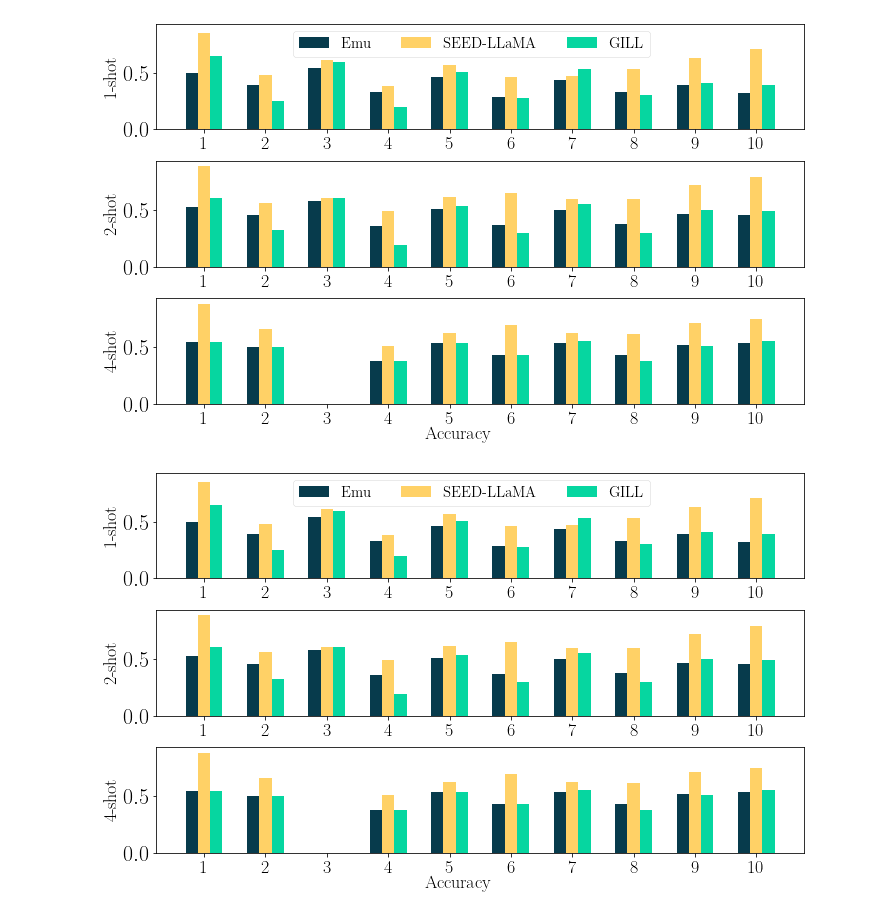
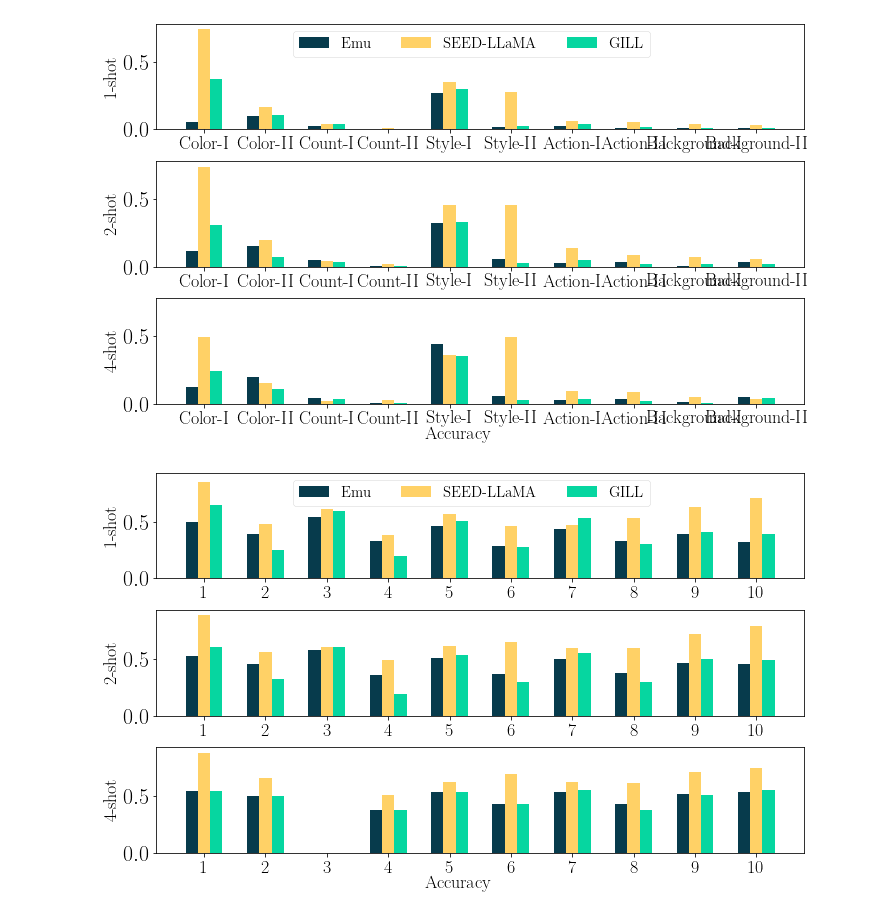
Before and after one commit to UW-Madison-Lee-Lab/CoBSAT, a Jupyter notebook: analysis/results_analysis2.ipynb, the cells around one changed output. Drawn from its saved outputs; the diff is of its cells as text; code cells hidden in the pictures.

```diff
--- a/analysis/results_analysis2.ipynb
+++ b/analysis/results_analysis2.ipynb
@@ -12,25 +12,22 @@ root_dir = os.path.dirname(os.getcwd())
 def get_result(metric, dataid = 1, num_shot = 1, model = 'gill', misleading = 0):
     results_dir = os.path.join(root_dir, 'results')
     misleading_flag = '_m' if misleading else ''
-    if metric == 'llava':
-        results_dir = os.path.join(results_dir, f'llava_evaluation{misleading_flag}')
-    elif metric == 'clip':
-        results_dir = os.path.join(results_dir, f'clip_evaluation{misleading_flag}')
+    if metric[0] in ['llava', 'gpt']:
+        results_dir = os.path.join(results_dir, f'{metric[0]}_evaluation{misleading_flag}')
     else:
         raise ValueError('Invalid metric')
 
     # find all the files in the directory
     files = os.listdir(results_dir)
     for file in files:
-        if f'[{dataid}]' in file and f'{model}_{num_shot}shot' in file:
+        if f'[{dataid}]' in file and f'{model}_{num_shot}shot' in file and not '(' in file:
             file_path = os.path.join(results_dir, file)
-
-            # get the numbers between the first parantheses in the file name
-            value = file_path.split('(')[1].split(')')[0]
-            return float(value)
+            with open(file_path, 'r') as f:
+                results = json.load(f)[0]
+                return results[metric[1]]
     return None
 # %%
-metric = 'llava'
+metric = ['llava', 'overall']
 
 plt.rc('font', family='serif', serif='times new roman')
 plt.rc('text', usetex=True)
@@ -47,38 +44,44 @@ marker_sizes = [6, 5]
 shots = [1,2,4]
 
 fig, ax = plt.subplots(nrows = 3, ncols = 1, sharey = True)
 fig.subplots_adjust(left=0.08, bottom=.1, right=0.98, top=.98, wspace=0.05, hspace = 0.3) #margin of the figure
 fig.set_size_inches(10, 6) #exact size of the figure
 
 # Plotting bar plots for each cluster
-clusters = range(1, 11)  # Clusters from 1 to 11
+clusters = [
+    'Color-I', 'Color-II',
+    'Count-I', 'Count-II',
+    'Style-I', 'Style-II',
+    'Action-I', 'Action-II',
+    'Background-I', 'Background-II',
+]
 bar_width = 0.2  # Width of each bar
 
 model_str = {
-    'Emu': 'emu',
-    'SEED-LLaMA': 'seed',
+    'Emu': 'Emu',
+    'SEED-LLaMA': 'SEED',
     'GILL': 'gill'
 }
 
 for row, num_shot in enumerate(shots):
     for i, cluster in enumerate(clusters):
         for j, model in enumerate(models):
-            value = get_result(metric, cluster, num_shot, model_str[model])
+            value = get_result(metric, i+1, num_shot, model_str[model])
             if value:
                 ax[row].bar(i + j*bar_width, value, width=bar_width, color=colors[j % len(colors)], label = models[j])
             if i == 0 and row == 0:
                 ax[row].legend(bbox_to_anchor=(0.2, 1), ncol=3, fontsize=15)
 
     ax[row].set_xticks([i + bar_width for i in range(len(clusters))])
     ax[row].set_xticklabels(clusters, fontsize=18)
     ax[row].set_ylabel(f'{num_shot}-shot', fontsize=18)
 
 fig.supxlabel('Accuracy', fontsize=18)
 fig.savefig(f'{root_dir}/figures/basic_llava_acc.pdf')
 # Show the plot
 plt.show()
 # %% [output]
-[figure, old version]
+[figure, new version]
 # %%
 metric = 'llava'
 
```
Also changed, not shown: parts of 2 cells of this notebook, 1 other file.
